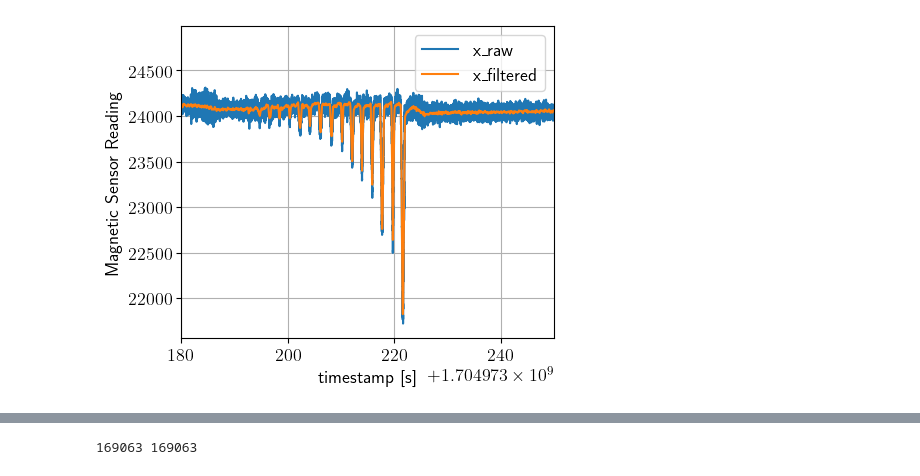
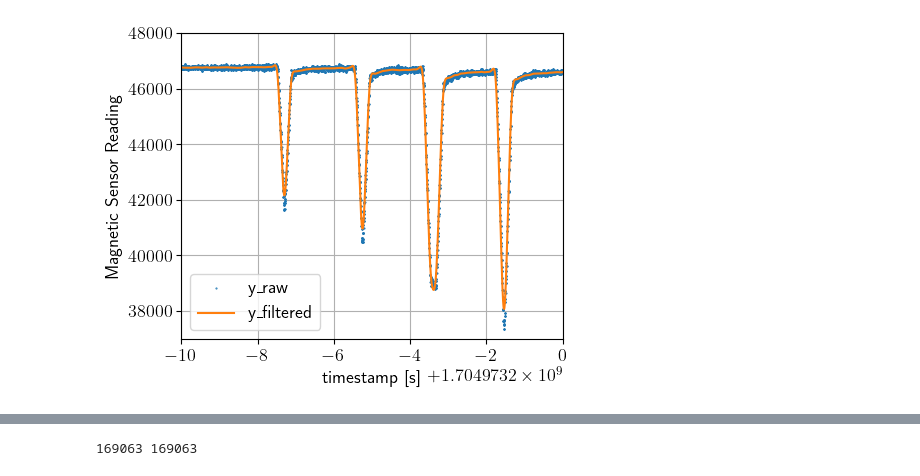
Before and after one commit to FoR-Group1/OpenWhisker, a Jupyter notebook: whisker_driver_ros2/scripts/data_analysis.ipynb, the cells around one changed output, grey strips where cells are left out. Drawn from its saved outputs; the diff is of its cells as text; code cells hidden in the pictures.

```diff
--- a/whisker_driver_ros2/scripts/data_analysis.ipynb
+++ b/whisker_driver_ros2/scripts/data_analysis.ipynb
@@ -75,0 +76,21 @@ plt.savefig(output_dir / "3d_printer_raw.png")
+# %%
+sns.set_palette("tab10")
+
+# plt.figure(figsize=figsize)
+fig, axes = plt.subplots(3, 1, figsize=figsize, sharex=True)
+
+colors = sns.color_palette("tab10", 3)
+for i, ax, label, c in zip(range(3), axes, ["x", "y", "z"], colors):
+    ax.grid()
+    ax.plot(
+        [x[0] for x in printer_data],
+        [x[i + 1] for x in printer_data],
+        label=label,
+        color=c,
+    )
+    ax.legend()
+    ax.set_ylabel("mm")
+
+plt.gca().set_xlabel("timestamp [s]")
+plt.tight_layout()
+plt.savefig(output_dir / "3d_printer_raw.png")
@@ -95,21 +118,27 @@ def butter_lowpass_filter(data, cutoff, fs, order):
     return y
 # %%
 t_data = [x[0] for x in magnetometer_data]
-x_data = [x[1] for x in magnetometer_data]
-x_filtered = butter_lowpass_filter(x_data, cutoff, fs, order)
+y_data = [x[2] for x in magnetometer_data]
+
+for i in range(len(y_data)):
+    if y_data[i] > 50000:
+        y_data[i] = y_data[i] - 2**16
+
+y_filtered = butter_lowpass_filter(y_data, cutoff, fs, order)
 
 plt.figure(figsize=figsize)
-plt.plot(t_data, x_data, label="x_raw")
-plt.plot(t_data, x_filtered, label="x_filtered")
+plt.plot(t_data, y_data, ".", ms=1, label="y_raw")
+plt.plot(t_data, y_filtered, label="y_filtered")
 plt.gca().set_xlabel("timestamp [s]")
 plt.gca().set_ylabel("Magnetic Sensor Reading")
-plt.xlim([x + 1.704973e9 for x in (180, 250)])
+plt.xlim([x + 1.704973e9 for x in (190, 200)])
+plt.ylim([37000, 48000])
 plt.grid()
 plt.legend()
 plt.tight_layout()
 plt.savefig(output_dir/ "filtered_magnetometer.png")
 # %% [output]
-[figure, old version]
+[figure, new version]
 # %%
 # get gradient of sensor data
 import numpy as np
```
Also changed, not shown: parts of 8 cells of this notebook, 8 other files.
